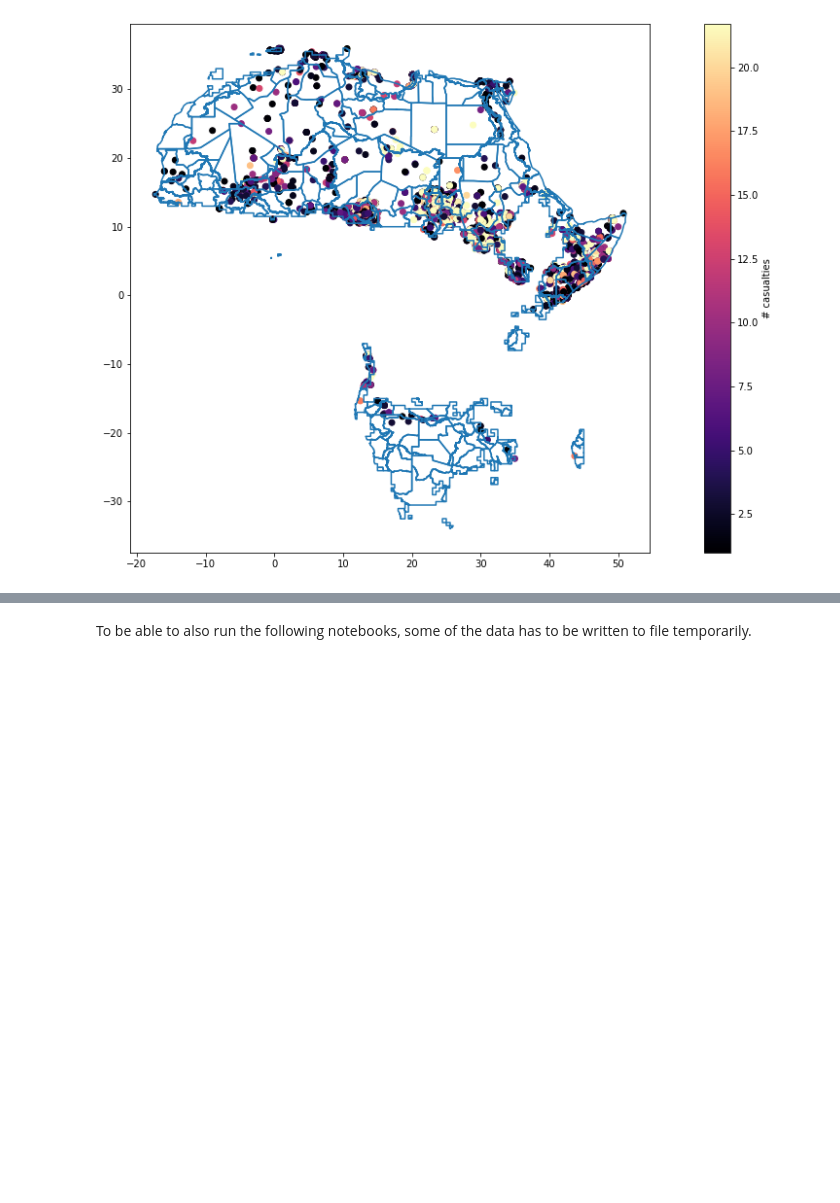
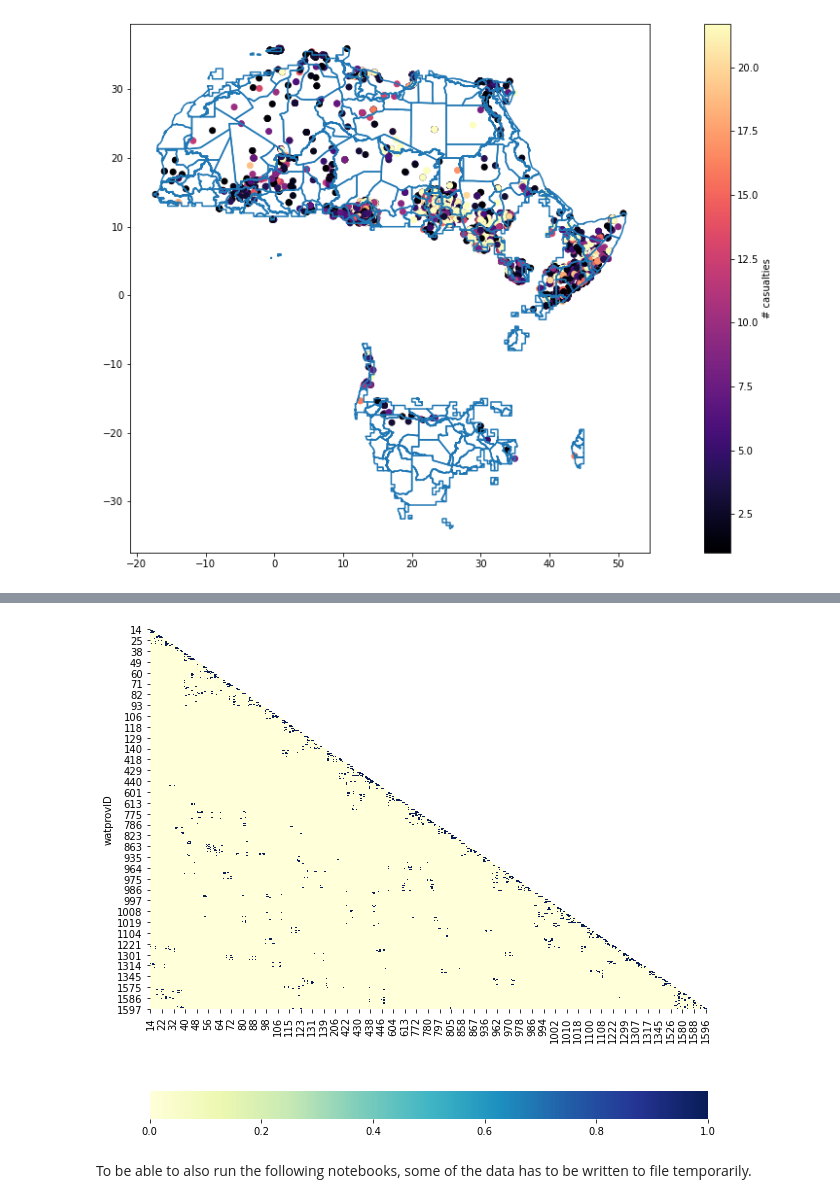
Before and after one commit to JannisHoch/copro, a Jupyter notebook: example/nb01_model_init_and_selection.ipynb, the cells around one changed output, grey strips where cells are left out. Drawn from its saved outputs; the diff is of its cells as text; code cells hidden in the pictures; blank space fills up the shorter version.

```diff
--- a/example/nb01_model_init_and_selection.ipynb
+++ b/example/nb01_model_init_and_selection.ipynb
@@ -41,7 +42,7 @@ settings_file = 'example_settings.cfg'
 # %% [markdown]
 Based on this cfg-file, the set-up of the run can be initialized. Here, the cfg-file is parsed (i.e. read) and all settings and paths become known to the model. Also, the output folder is created (if it does not exist yet) and the cfg-file is copied to the output folder for improved reusability.
 # %%
-config, out_dir = utils.initiate_setup(settings_file)
+config, out_dir, root_dir = utils.initiate_setup(settings_file)
 # %% [output]
 #### CoPro version 0.0.7b ####
 #### For information about the model, please visit https://copro.readthedocs.io/ ####
@@ -69,5 +70,5 @@ In the selection procedure, we first load the conflict database and convert it t
 
 We then apply the selection criteria (see above) as specified in the cfg-file, and keep the remaining data points and polygons.
 # %%
-conflict_gdf, extent_gdf, selected_polygons_gdf, global_df = selection.select(config, out_dir)
+conflict_gdf, extent_gdf, selected_polygons_gdf, global_df = selection.select(config, out_dir, root_dir)
 # %% [output]
@@ -90,3 +95,13 @@ selected_polygons_gdf.boundary.plot(ax=ax);
+# %%
+neighboring_matrix = data.neighboring_polys(config, extent_gdf)
+# %%
+mask = np.zeros_like(neighboring_matrix)
+mask[np.triu_indices_from(mask)] = True
+
+fig, ax = plt.subplots(1, 1, figsize=(10, 10))
+sns.heatmap(neighboring_matrix, cmap="YlGnBu", mask=mask, ax=ax, cbar_kws={"orientation": "horizontal"});
+# %% [output]
+[figure, added]
 # %% [markdown]
 To be able to also run the following notebooks, some of the data has to be written to file temporarily.
 # %%
```
Also changed, not shown: parts of 4 cells of this notebook, 1 other file.
